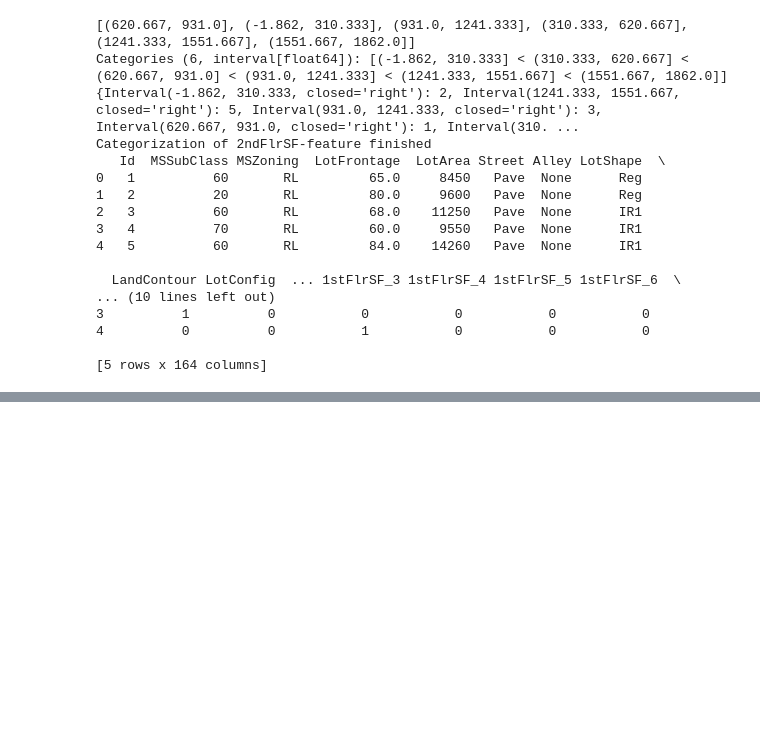
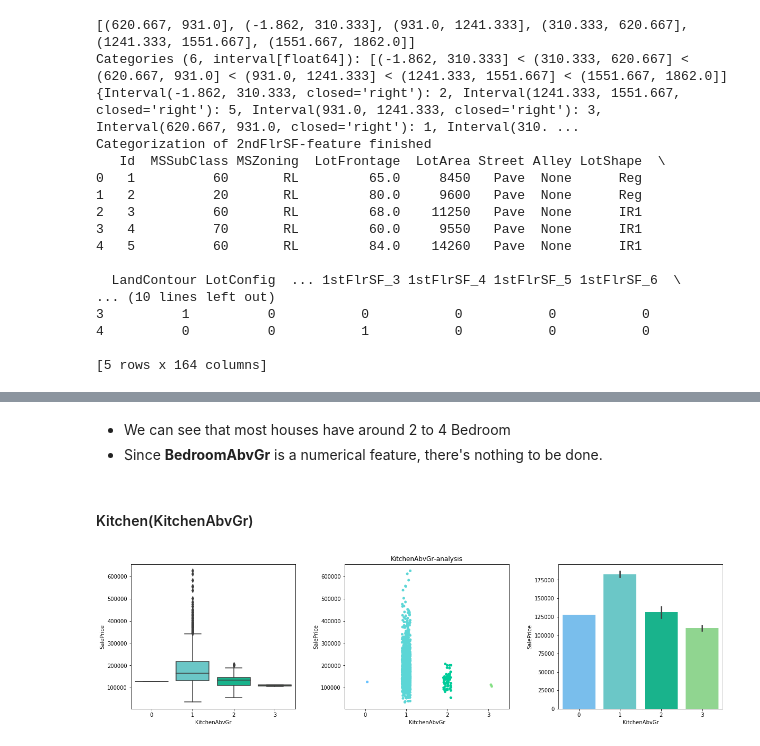
Before and after one commit to kaajun/kaggle-HousePrice, a Jupyter notebook: HousePrices/KaggleHousePrices.ipynb, the cells around one changed output, grey strips where cells are left out. Saved outputs shown, nothing was run; the diff lists cells and outputs as text; code cells hidden in the pictures; blank space fills up the shorter version.

```diff
--- a/HousePrices/KaggleHousePrices.ipynb
+++ b/HousePrices/KaggleHousePrices.ipynb
@@ -588,0 +601,10 @@ Categorization of 2ndFlrSF-feature finished
+# %% [markdown]
+<ul>
+<li>We can see that most houses have around 2 to 4 Bedroom
+<li>Since <strong>BedroomAbvGr</strong> is a numerical feature, there's nothing to be done.
+# %% [markdown]
+<h4> Kitchen(KitchenAbvGr) </h4>
+# %%
+categorical_plot1('KitchenAbvGr',list(range(4)))
+# %% [output]
+[figure, added]
```
Also changed, not shown: parts of 108 cells of this notebook.
